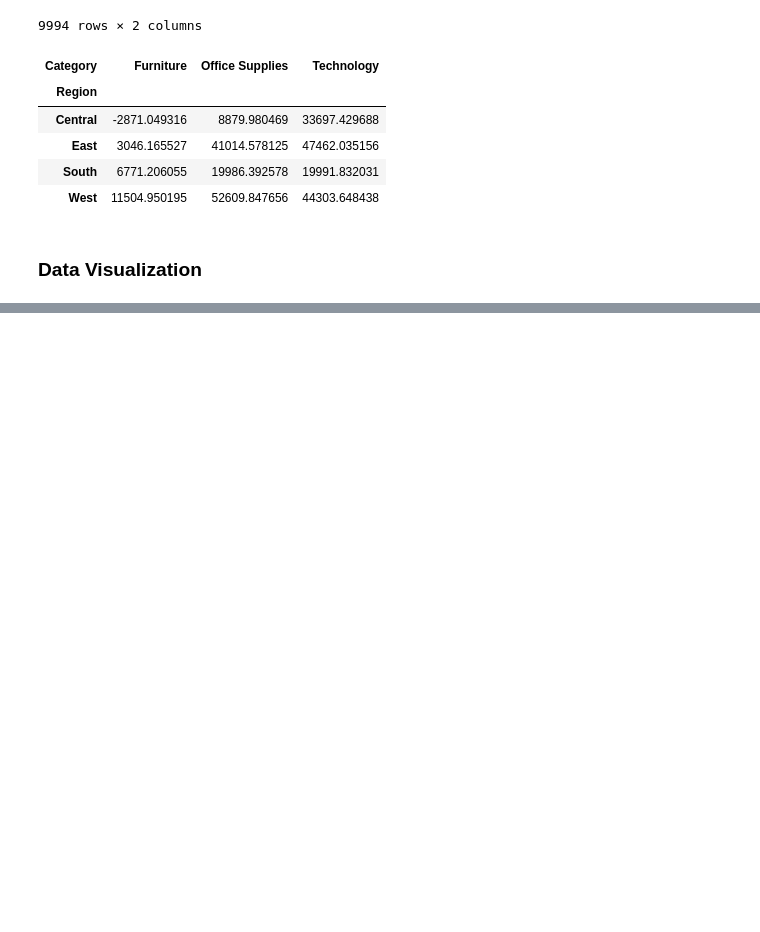
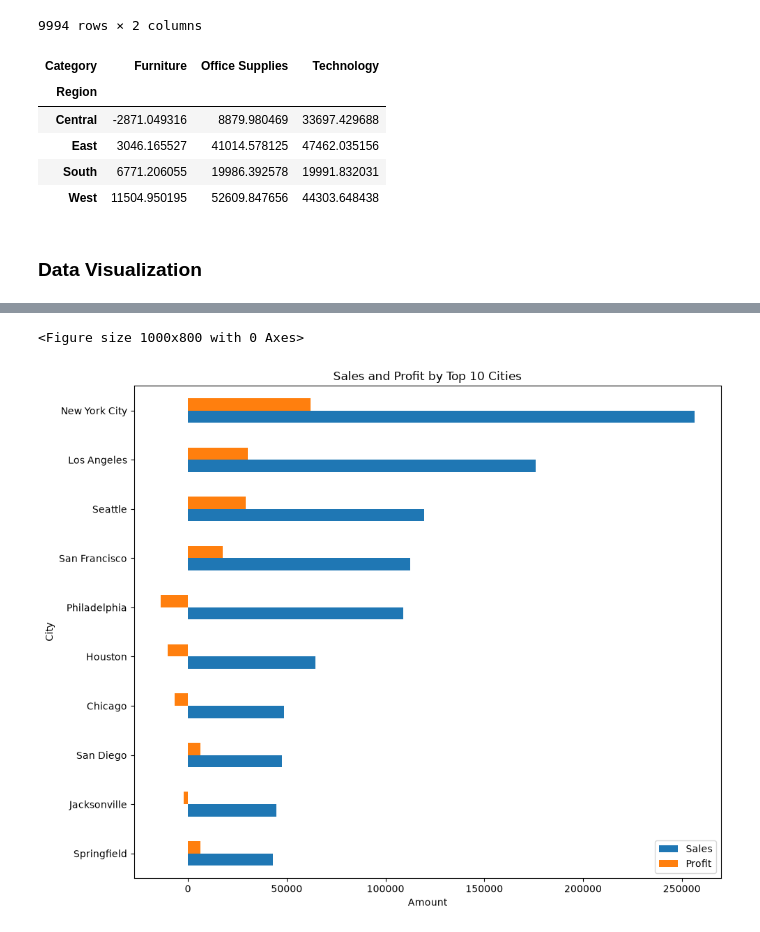
Before and after one commit to Saifeldenkhaled/Mini_project_Repo, a Jupyter notebook: MiniProject.ipynb, the cells around one changed output, grey strips where cells are left out. Drawn from its saved outputs; the diff is of its cells as text; code cells hidden in the pictures; blank space fills up the shorter version.

```diff
--- a/MiniProject.ipynb
+++ b/MiniProject.ipynb
@@ -546,0 +471,7 @@ plot_profit_by_region_category(
+# %%
+plot_city_performance(
+    analysis_results["city_performance"]
+)
+# %% [output]
+<Figure size 1000x800 with 0 Axes>
+[figure, added]
```
Also changed, not shown: parts of 35 cells of this notebook, 2 other files.
